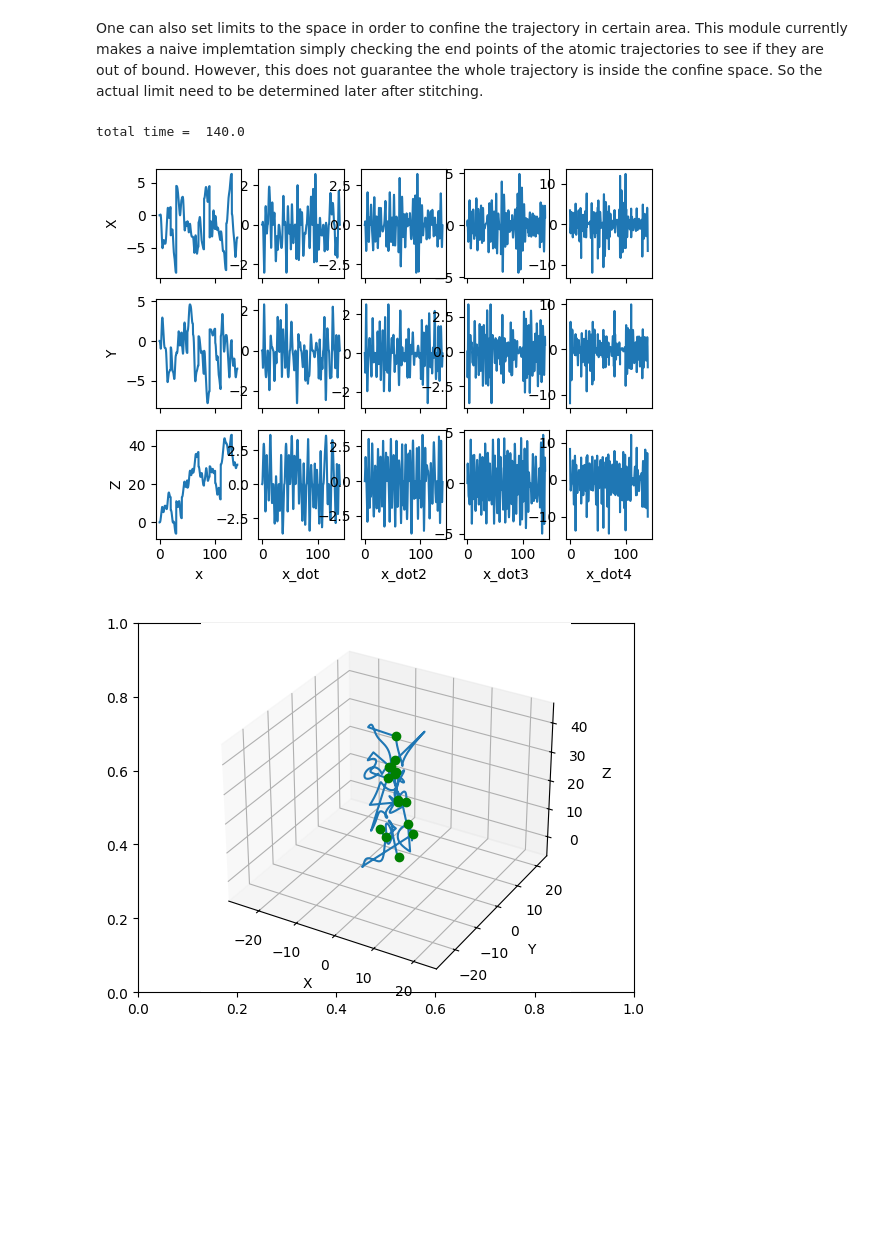
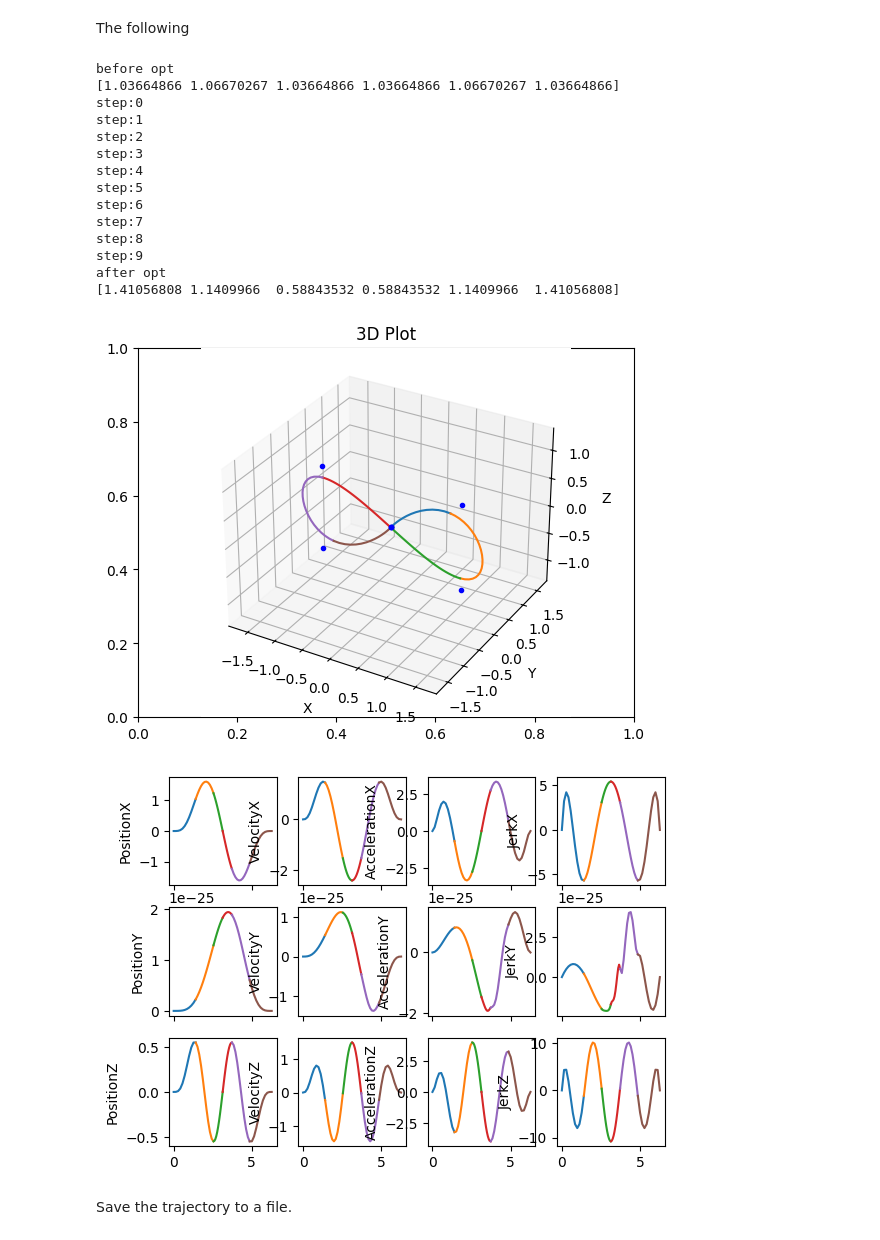
Before and after one commit to zzzzzzhym/DroneSimulator, a Jupyter notebook: trajectory_generation/trajectory_generation_user_guide.ipynb, the cells around one changed output. Cells and saved outputs as stored; diff of their text form; code cells hidden in the pictures; blank space fills up the shorter version.

```diff
--- a/trajectory_generation/trajectory_generation_user_guide.ipynb
+++ b/trajectory_generation/trajectory_generation_user_guide.ipynb
@@ -31,14 +1,65 @@ trajectory.plot_stitched_traj()
-# %% [markdown]
-One can also set limits to the space in order to confine the trajectory in certain area. This module currently makes a naive implemtation simply checking the end points of the atomic trajectories to see if they are out of bound. However, this does not guarantee the whole trajectory is inside the confine space. So the actual limit need to be determined later after stitching.
-# %%
-x_lim = 5.0 # -5.0 to 5.0
-y_lim = 2.0 # -2.0 to 2.0
-# z_lim is left free
-
-trajectory.stitch_subtrajs(x_limit=x_lim, y_limit=y_lim)
-print("total time = ", trajectory.total_time)
-trajectory.plot_stitched_traj()
-# %% [output]
-total time =  140.0
-[figure, removed]
-[figure, removed]
+# %% [markdown]
+The following
+# %%
+import matplotlib.pyplot as plt
+import os
+import sys
+import numpy as np
+
+# Get the current directory of the notebook
+notebook_dir = os.getcwd()
+
+# Add the parent directory to sys.path
+parent_dir = os.path.abspath(os.path.join(notebook_dir, '..'))
+if parent_dir not in sys.path:
+    sys.path.append(parent_dir)
+
+import trajectory_config
+import trajectory_time_optimizer
+import waypoint
+import trajectory_logger
+
+# make figure 8 in Neural Fly paper:
+# 2.5m wide, 1.5m tall figure-8 trajectory with a lap time of 6.28s
+width = 2.5
+height = 1.5
+total_time = 6.28
+coordinate_list = []
+p1 = [0.0, 0.0, 0.0]
+p2 = [width*0.5, 0.0, height*0.5]
+p3 = [width*0.5, 0.0, -height*0.5]
+p4 = [0.0, 0.0, 0.0]
+p5 = [-width*0.5, 0.0, height*0.5]
+p6 = [-width*0.5, 0.0, -height*0.5]
+p7 = [0.0, 0.0, 0.0]
+points = np.vstack([p1, p2, p3, p4, p5, p6, p7])
+
+
+waypoints = waypoint.Waypoint(points, total_time)
+print('before opt')
+print(waypoints.section_time)
+config = trajectory_config.TrajectoryConfig()
+waypoints, trajectory = trajectory_time_optimizer.find_trajectory_with_optimal_time(waypoints, config)
+print('after opt')
+print(waypoints.section_time)
+trajectory.plot_trajectory()
+plt.show()
+# %% [output]
+before opt
+[1.03664866 1.06670267 1.03664866 1.03664866 1.06670267 1.03664866]
+step:0
+step:1
+step:2
+step:3
+step:4
+step:5
+step:6
+step:7
+step:8
+step:9
+after opt
+[1.41056808 1.1409966  0.58843532 0.58843532 1.1409966  1.41056808]
+[figure, added]
+[figure, added]
+# %% [markdown]
+Save the trajectory to a file.
```
Also changed, not shown: parts of 4 cells of this notebook, 11 other files.
